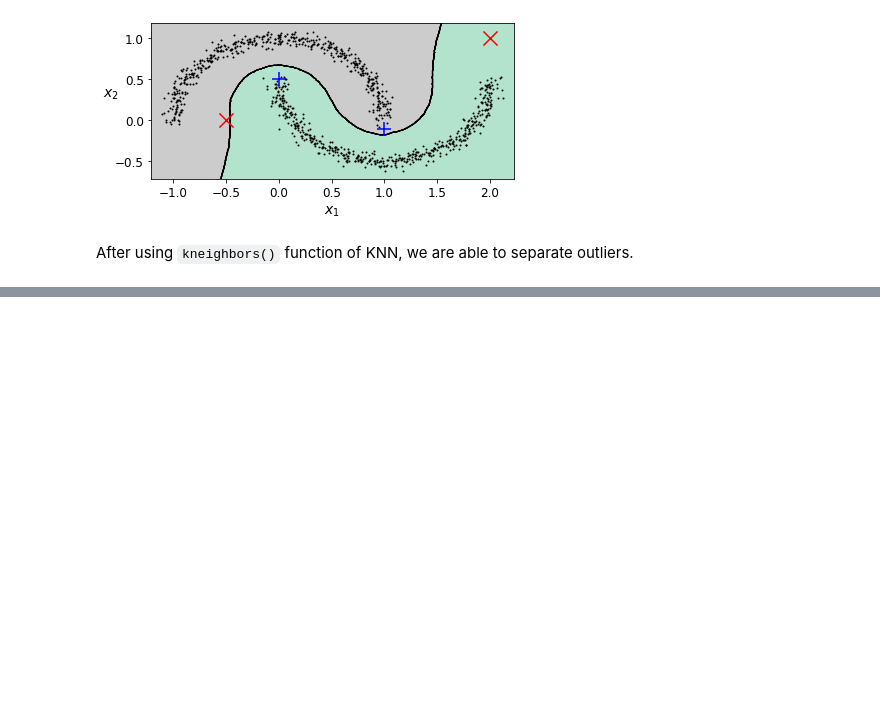
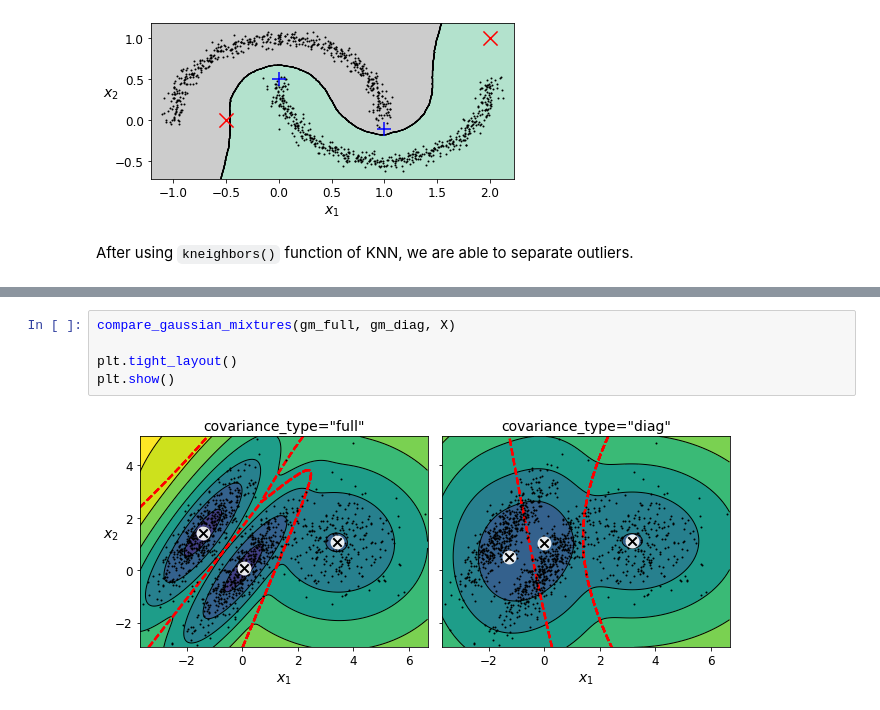
Before and after one commit to marts-dev/handsOnML, a Jupyter notebook: UnsupervisedLearningPractice.ipynb, the cells around one changed output, grey strips where cells are left out. Saved outputs shown, nothing was run; the diff lists cells and outputs as text; blank space fills up the shorter version.

```diff
--- a/UnsupervisedLearningPractice.ipynb
+++ b/UnsupervisedLearningPractice.ipynb
@@ -1327,0 +1591,7 @@ After using `kneighbors()` function of KNN, we are able to separate outliers.
+# %%
+compare_gaussian_mixtures(gm_full, gm_diag, X)
+
+plt.tight_layout()
+plt.show()
+# %% [output]
+[figure, added]
```
Also changed, not shown: parts of 78 cells of this notebook.
